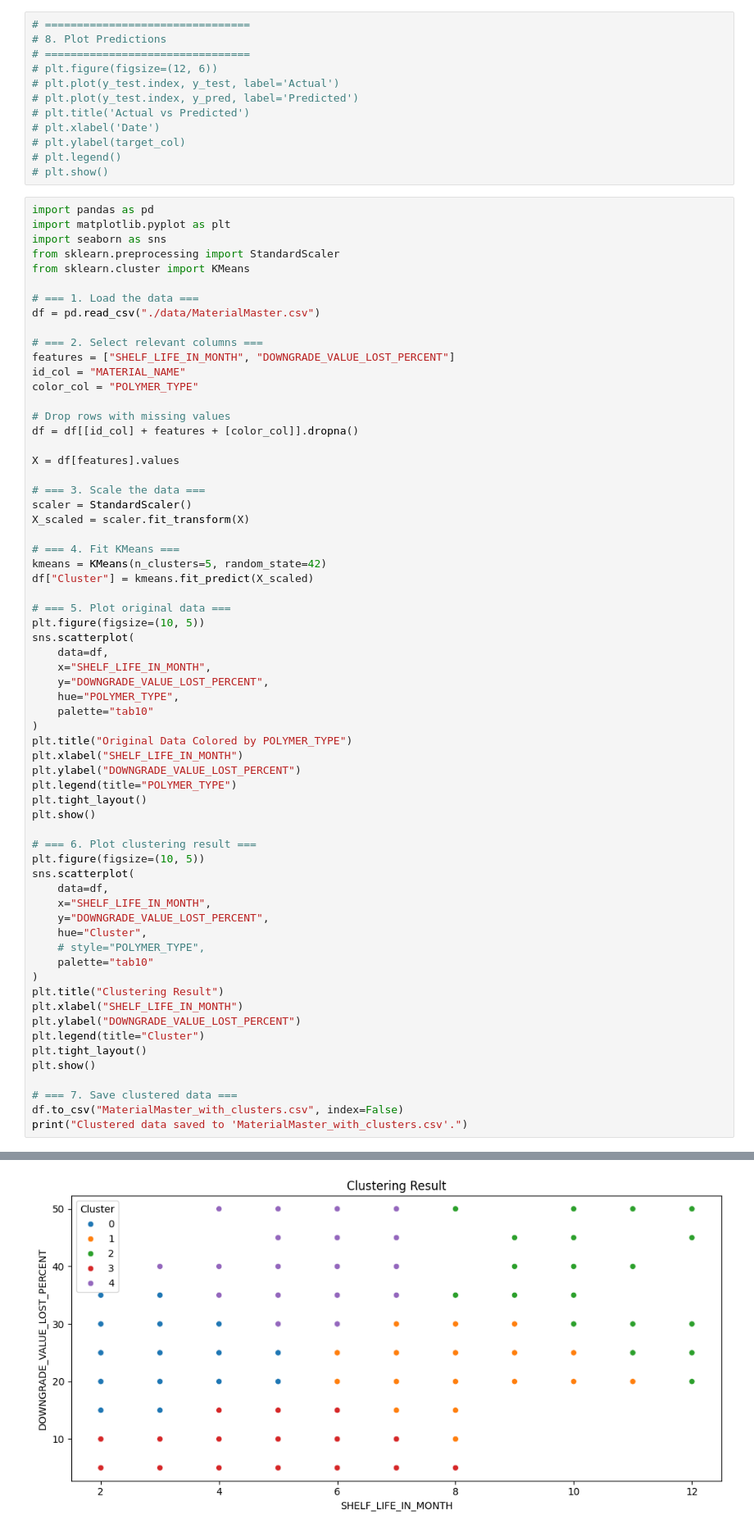
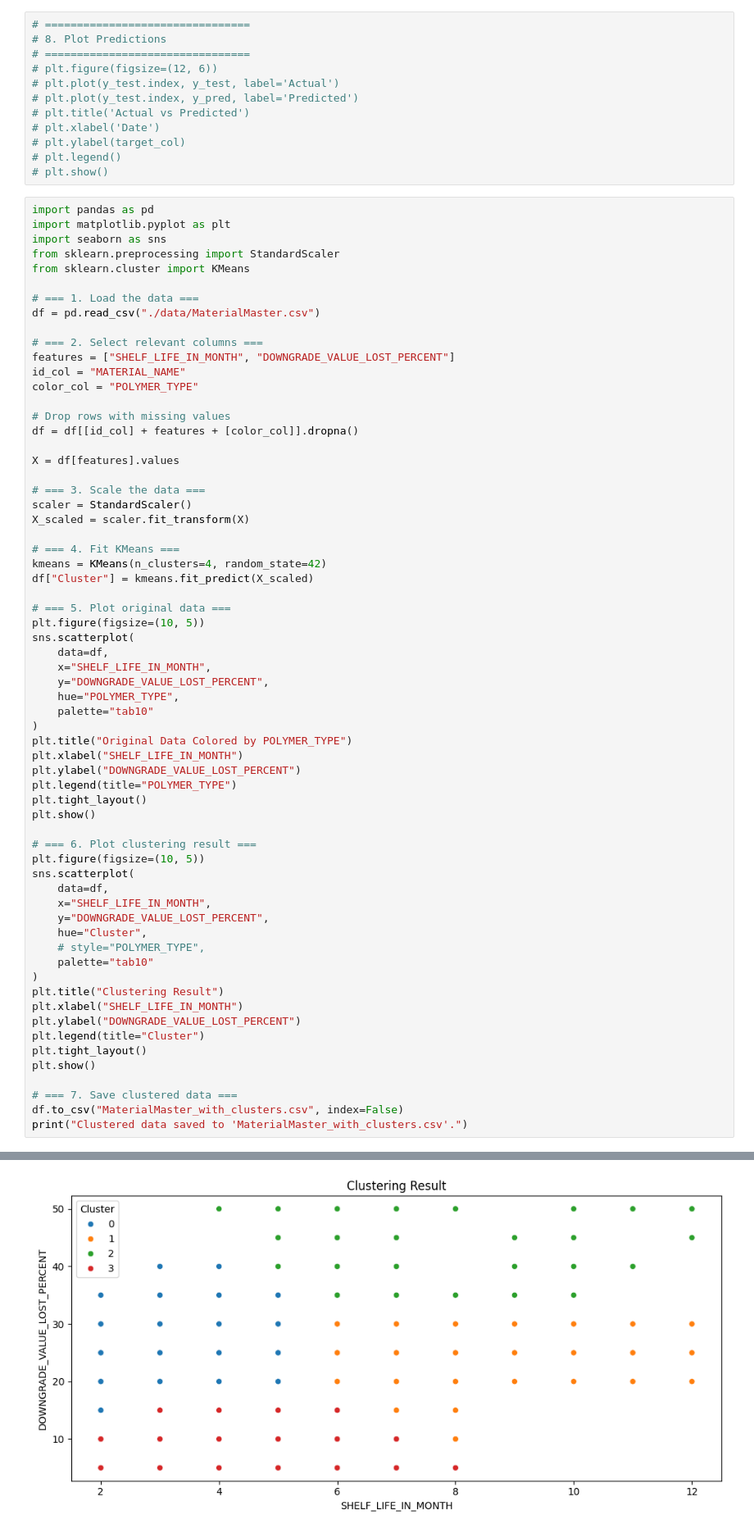
Before and after one commit to KatieMarsh/EM_Bootcathon2025, a Jupyter notebook: ML.ipynb, the cells around one changed output, grey strips where cells are left out. Shown at 82% size. Saved outputs shown, nothing was run; the diff lists cells and outputs as text.

Commit message:
added new plot

```diff
--- a/ML.ipynb
+++ b/ML.ipynb
@@ -229,7 +229,7 @@ scaler = StandardScaler()
 X_scaled = scaler.fit_transform(X)
 
 # === 4. Fit KMeans ===
-kmeans = KMeans(n_clusters=5, random_state=42)
+kmeans = KMeans(n_clusters=4, random_state=42)
 df["Cluster"] = kmeans.fit_predict(X_scaled)
 
 # === 5. Plot original data ===
@@ -243,34 +243,34 @@ sns.scatterplot(
 )
 plt.title("Original Data Colored by POLYMER_TYPE")
 plt.xlabel("SHELF_LIFE_IN_MONTH")
 plt.ylabel("DOWNGRADE_VALUE_LOST_PERCENT")
 plt.legend(title="POLYMER_TYPE")
 plt.tight_layout()
 plt.show()
 
 # === 6. Plot clustering result ===
 plt.figure(figsize=(10, 5))
 sns.scatterplot(
     data=df,
     x="SHELF_LIFE_IN_MONTH",
     y="DOWNGRADE_VALUE_LOST_PERCENT",
     hue="Cluster",
     # style="POLYMER_TYPE",
     palette="tab10"
 )
 plt.title("Clustering Result")
 plt.xlabel("SHELF_LIFE_IN_MONTH")
 plt.ylabel("DOWNGRADE_VALUE_LOST_PERCENT")
 plt.legend(title="Cluster")
 plt.tight_layout()
 plt.show()
 
 # === 7. Save clustered data ===
 df.to_csv("MaterialMaster_with_clusters.csv", index=False)
 print("Clustered data saved to 'MaterialMaster_with_clusters.csv'.")
 # %% [output]
 [figure]
-[figure, old version]
+[figure, new version]
 Clustered data saved to 'MaterialMaster_with_clusters.csv'.
 # %%
 import pandas as pd
```
Also changed, not shown: parts of 1 cell of this notebook, 1 other file.
